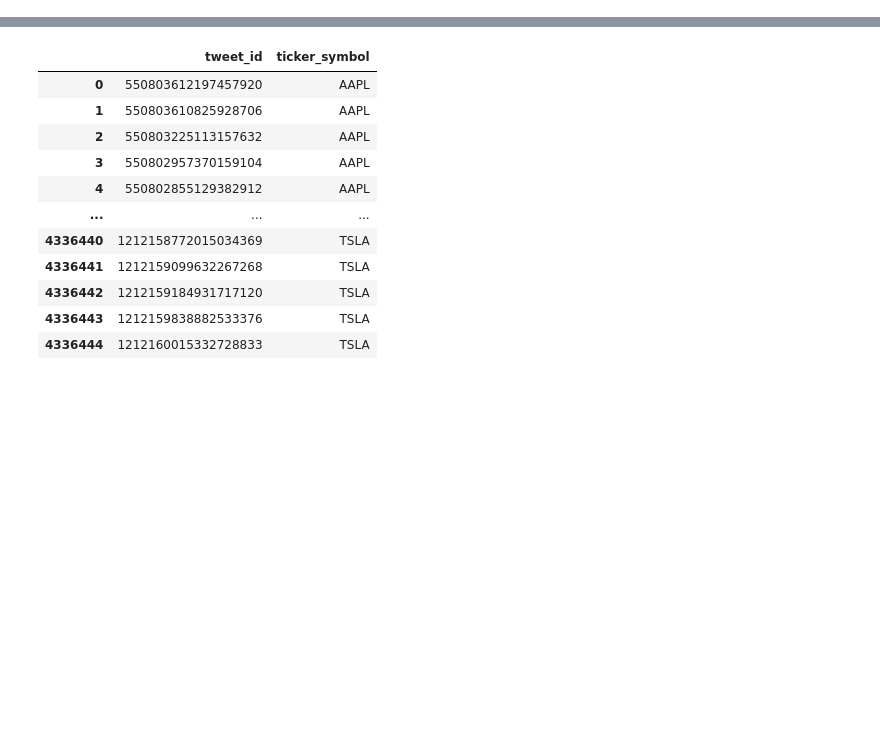
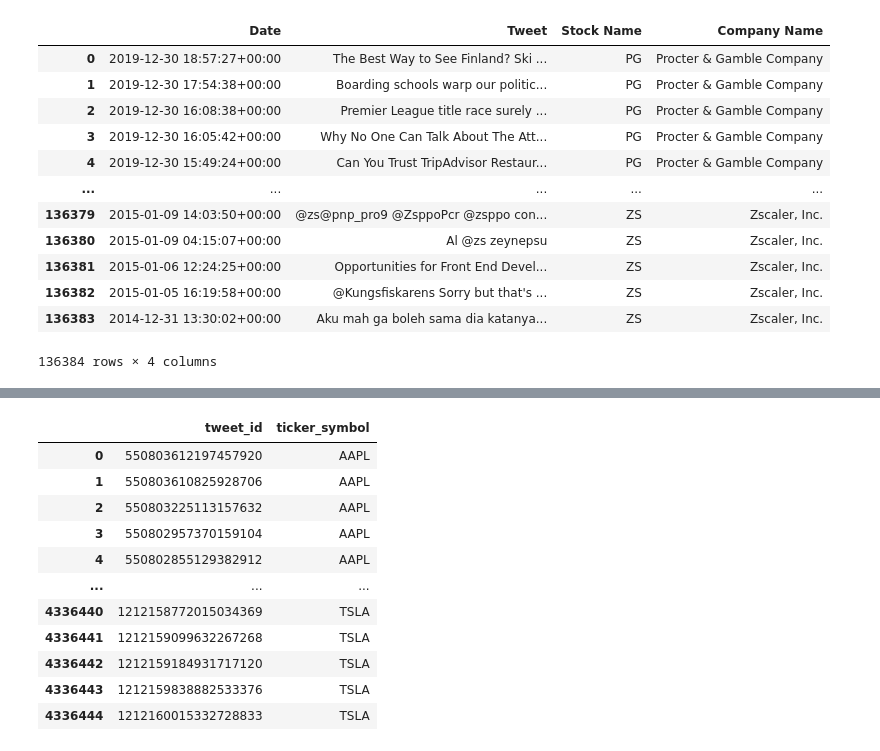
Before and after one commit to danielosetiawan/NLP_sentiment_analysis, a Jupyter notebook: Capstone_preprocessing.ipynb, the cells around one changed output, grey strips where cells are left out. Saved outputs shown, nothing was run; the diff lists cells and outputs as text; code cells hidden in the pictures; blank space fills up the shorter version.

```diff
--- a/Capstone_preprocessing.ipynb
+++ b/Capstone_preprocessing.ipynb
@@ -9,6 +9,23 @@ stocks = pd.read_csv('stock_yfinance_data.csv')
 co_values = pd.read_csv('CompanyValues.csv')
 co_tweets = pd.read_csv('Company_Tweet.csv')
 Tweet = pd.read_csv('Tweet.csv')
+scraped = pd.read_csv('scraped_tweets_2014_2019.csv', lineterminator='\n')
+# %%
+scraped
+# %% [output]
+|  | Date | Tweet | Stock Name | Company Name |
+| 0 | 2019-12-30 18:57:27+00:00 | The Best Way to See Finland? Ski ... | PG | Procter & Gamble Company |
+| 1 | 2019-12-30 17:54:38+00:00 | Boarding schools warp our politic... | PG | Procter & Gamble Company |
+| 2 | 2019-12-30 16:08:38+00:00 | Premier League title race surely ... | PG | Procter & Gamble Company |
+| 3 | 2019-12-30 16:05:42+00:00 | Why No One Can Talk About The Att... | PG | Procter & Gamble Company |
+| 4 | 2019-12-30 15:49:24+00:00 | Can You Trust TripAdvisor Restaur... | PG | Procter & Gamble Company |
+| ... | ... | ... | ... | ... |
+| 136379 | 2015-01-09 14:03:50+00:00 | @zs@pnp_pro9 @ZsppoPcr @zsppo con... | ZS | Zscaler, Inc. |
+| 136380 | 2015-01-09 04:15:07+00:00 | Al @zs zeynepsu | ZS | Zscaler, Inc. |
+| 136381 | 2015-01-06 12:24:25+00:00 | Opportunities for Front End Devel... | ZS | Zscaler, Inc. |
+| 136382 | 2015-01-05 16:19:58+00:00 | @Kungsfiskarens Sorry but that's ... | ZS | Zscaler, Inc. |
+| 136383 | 2014-12-31 13:30:02+00:00 | Aku mah ga boleh sama dia katanya... | ZS | Zscaler, Inc. |
+136384 rows × 4 columns
 # %%
 Tweet
 # %% [output]
```
